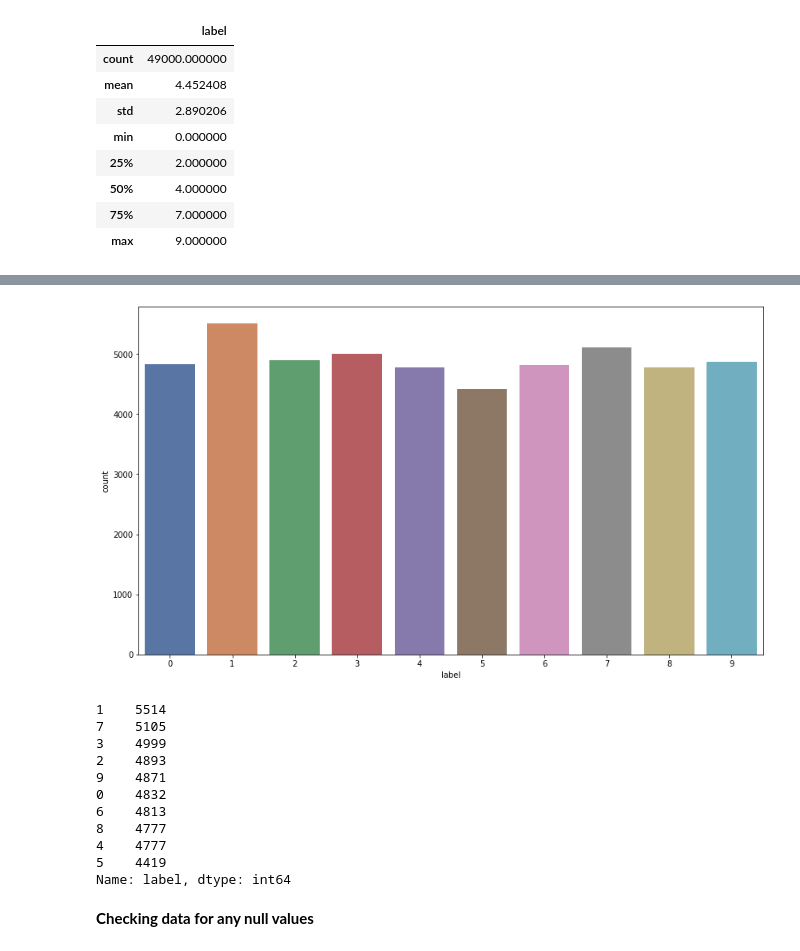
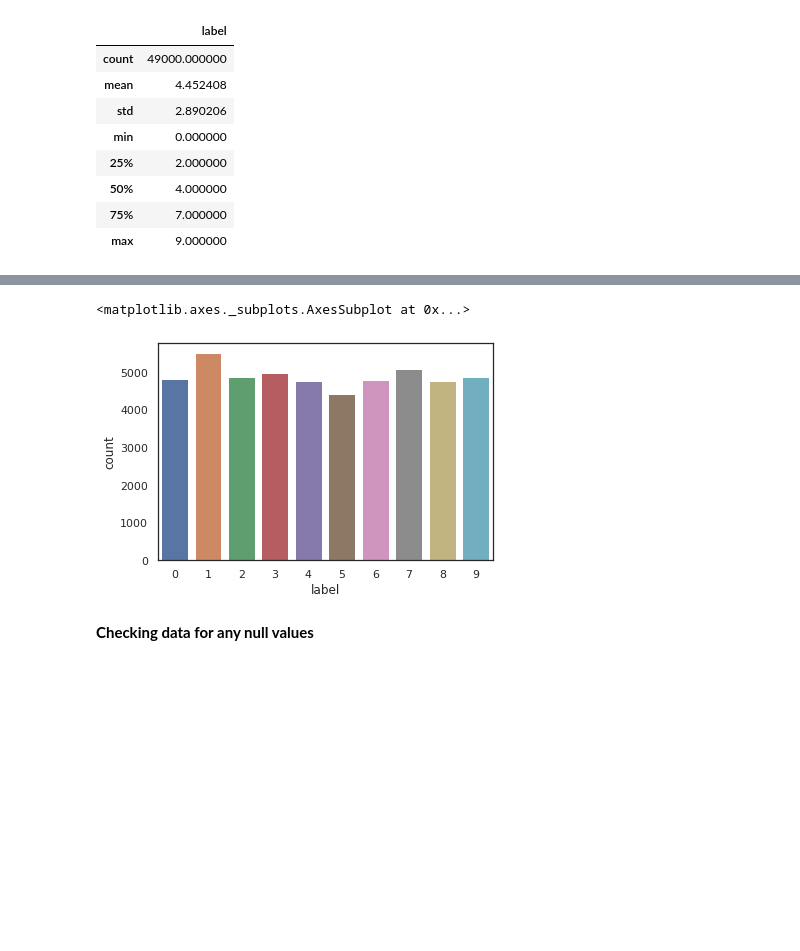
Before and after one commit to sunnybhandari02/Hand-Written-Digit-Recognizer, a Jupyter notebook: MNIST_CNN.ipynb, the cells around one changed output, grey strips where cells are left out. Drawn from its saved outputs; the diff is of its cells as text; code cells hidden in the pictures; blank space fills up the shorter version.

```diff
--- a/MNIST_CNN.ipynb
+++ b/MNIST_CNN.ipynb
@@ -18,6 +27,7 @@ import matplotlib.image as mpimg
 import seaborn as sns
 import random
 %matplotlib inline
+sns.set(style='white', context='notebook', palette='deep')
 
 import warnings
 warnings.simplefilter('ignore')
@@ -26,6 +36,8 @@ import cv2
 import glob
 import os
 
+import tensorflow as tf
 from tensorflow.keras.utils import to_categorical
 from tensorflow.keras.models import Sequential
-from tensorflow.keras.layers import Dense, Flatten, MaxPooling2D, Dropout, Convolution2D, BatchNormalization
+from tensorflow.keras.layers import Dense, Flatten, MaxPooling2D, Dropout, Convolution2D, BatchNormalization, Activation
+from keras import regularizers, optimizers
@@ -124,24 +131,12 @@ test.describe()
 # %%
 y_train = train['label']
 x_train = train.drop('label',axis=1)
-# %%
-plt.figure(figsize=(14,8))
-graph = sns.countplot(y_train,palette="deep")
-plt.show()
-y_train.value_counts()
-# %% [output]
-[figure, removed]
-1    5514
-7    5105
-3    4999
-2    4893
-9    4871
-0    4832
-6    4813
-8    4777
-4    4777
-5    4419
-Name: label, dtype: int64
+# %%
+# Distribution of Digits in the dataset
+sns.countplot(y_train)
+# %% [output]
+<matplotlib.axes._subplots.AxesSubplot at 0x...>
+[figure, added]
 # %% [markdown]
 **Checking data for any null values**
 # %%
```
Also changed, not shown: parts of 57 cells of this notebook.
